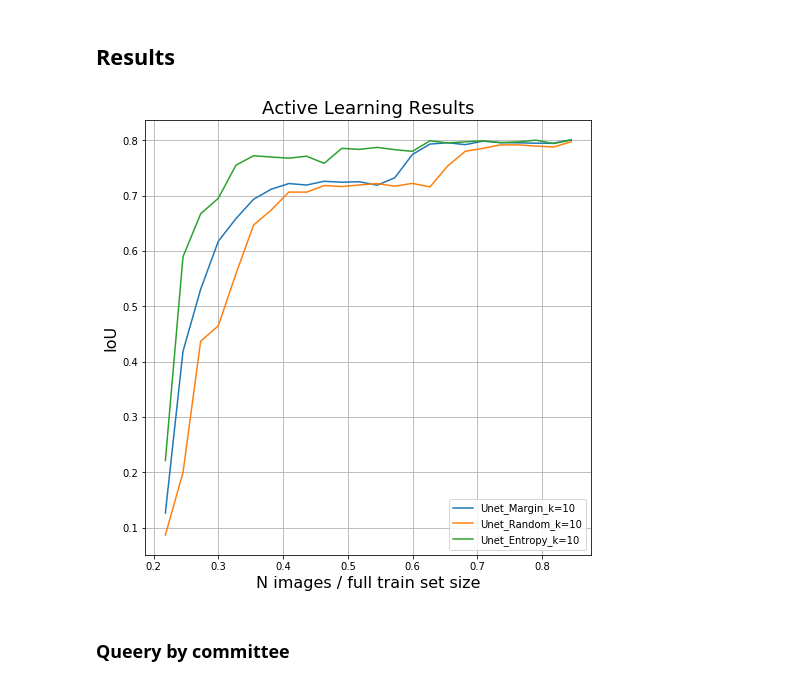
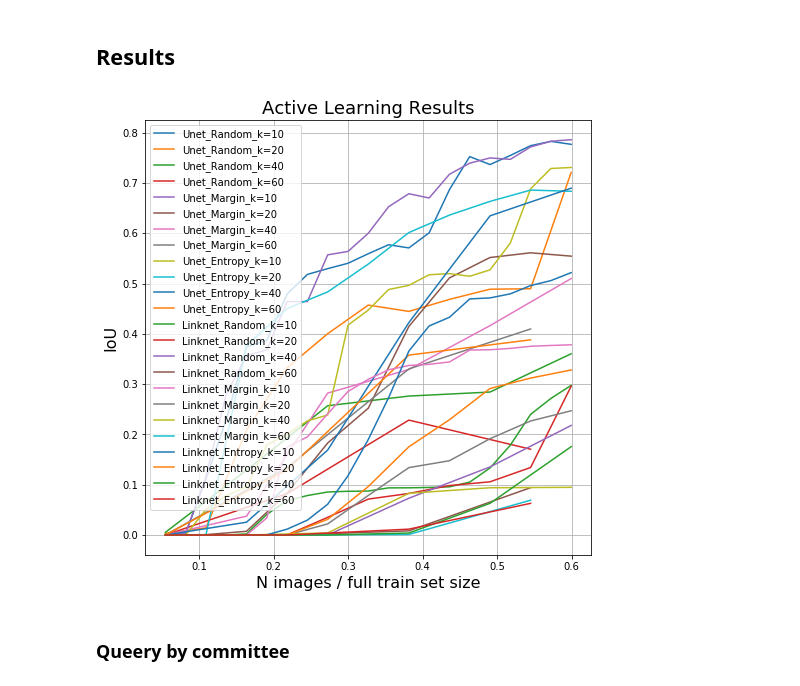
Before and after one commit to RuslanAgishev/active_learning, a Jupyter notebook: src/active_learning_semantic_segmentation.ipynb, the cells around one changed output. Cells and saved outputs as stored; diff of their text form; code cells hidden in the pictures.

```diff
--- a/src/active_learning_semantic_segmentation.ipynb
+++ b/src/active_learning_semantic_segmentation.ipynb
@@ -50,15 +53,15 @@ y_test_paths = np.array([os.path.join(y_test_dir, image_name) for image_name in
 # %% [markdown]
 #### Main AL experiment
 # %%
-def al_experiment(model_str, samples_selection_fn, k, visualize_most_uncertain=False, verbose_train=False):
+def al_experiment(model_str, samples_selection_fn, k, experiment_name, visualize_most_uncertain=False, verbose_train=False):
+
+    tb = SummaryWriter(log_dir=f'al_runs/{experiment_name}')
+
     # define model from its name
     model = model_selection_function(model_str)
     model.epochs = MODEL_TRAIN_EPOCHS
     # define samples selection function from its name
     samples_selection_fn = sample_selection_function(samples_selection_str)
-
-    IoUs = [0.]
-    N_train_samples = [0]
 
     # select k random samples from initial dataset and treat it as initially labelled data
     X = np.copy(X_train_paths)
@@ -69,6 +72,9 @@ def al_experiment(model_str, samples_selection_fn, k, visualize_most_uncertain=F
 
     X_test = np.copy(X_test_paths)
     y_test = np.copy(y_test_paths)
+
+    IoUs = [0.]
+    N_train_samples = [0]
 
     # main loop
     while len(X_train_paths_part) <= MAX_QUEERY_IMAGES:
@@ -82,6 +88,8 @@ def al_experiment(model_str, samples_selection_fn, k, visualize_most_uncertain=F
         print(f'IoU so far: {model.max_iou_score}')
         IoUs.append(model.max_iou_score)
         N_train_samples.append(len(X_train_paths_part))
+
+        tb.add_scalar('IoU vs N_train', model.max_iou_score, len(X_train_paths_part))
 
         if len(X_test) < k:
             print('\nNo more images in Unlabelled set')
@@ -117,12 +125,12 @@ def al_experiment(model_str, samples_selection_fn, k, visualize_most_uncertain=F
     print('----------------------------------------\n')
     return IoUs, N_train_samples
 # %%
-MAX_QUEERY_IMAGES = 30 # 220 # maximum number of images to train on during AL loop
+MAX_QUEERY_IMAGES = 220 # 220 # maximum number of images to train on during AL loop
 MODEL_TRAIN_EPOCHS = 1 # 5 # number of epochs to train a model during one AL cicle
 INITIAL_N_TRAIN_IMAGES = 20 # 20, initial number of accessible labelled images
-NUM_UNCERTAIN_IMAGES = [10]#, 20]#, 40, 60] # k: number of uncertain images to label at each AL cicle
-SAMPLES_SELECTIONS = ['Margin', 'Random', 'Entropy']
-MODELS = ['Unet']#, 'Linknet', 'FPN', 'PSPNet']
+NUM_UNCERTAIN_IMAGES = [10, 20, 40, 60] # k: number of uncertain images to label at each AL cicle
+SAMPLES_SELECTIONS = ['Random', 'Margin', 'Entropy']
+MODELS = ['Unet', 'Linknet']#, 'FPN', 'PSPNet']
 # %%
 name = ''
 for model in MODELS:
@@ -160,12 +168,13 @@ for model_str in MODELS:
             print('------------------------------------')
             results[model_str][samples_selection_str][str(k)] = {}
 
-            IoUs, N_train_samples = al_experiment(model_str, samples_selection_str, k, verbose_train=False)
+            NAME = f'{model_str}-{samples_selection_str}-{k}'
+            IoUs, N_train_samples = al_experiment(model_str, samples_selection_str, k, NAME, verbose_train=False)
 
             results[model_str][samples_selection_str][str(k)]['IoUs'] = IoUs
             results[model_str][samples_selection_str][str(k)]['N_train_samples'] = N_train_samples
 
-pickle_save(RESULTS_FNAME, results)
+pickle_save('results/'+RESULTS_FNAME, results)
 # %% [output]
 Model name: Unet
 ------------------------------------
@@ -222,30 +234,29 @@ saved Unet_Nsamples_30_epochs_1_N0_20_Ks_10_Margin_Random_Entropy_.pkl /home/rus
 # %% [markdown]
 ## Results
 # %%
-# results = pickle_load(RESULTS_FNAME)
-results = pickle_load('Unet_epochs_2_N0_80_Ks_10_20_Margin_Random_Entropy_.pkl')
+results = pickle_load('results/'+RESULTS_FNAME)
 
 plt.figure(figsize=(8,8))
 
 # choose model
 for model_str in MODELS:
     # choose samples selection function
     for samples_selection_str in SAMPLES_SELECTIONS:
         # choose number of samples to select for labelling from inference results
         for k in NUM_UNCERTAIN_IMAGES:
 
             ious = results[model_str][samples_selection_str][str(k)]['IoUs']
             n_train = results[model_str][samples_selection_str][str(k)]['N_train_samples']
 
             plt.plot(np.array(n_train[1:])/len(X_train_paths), ious[1:], label=model_str+'_'+samples_selection_str+'_k='+str(k))
 
 plt.grid()
 plt.title('Active Learning Results', fontsize=18)
 plt.xlabel('N images / full train set size', fontsize=16)
 plt.ylabel('IoU', fontsize=16)
 plt.legend();
 # %% [output]
-[figure, old version]
+[figure, new version]
 # %% [markdown]
 ### Queery by committee
 # %%
```
Also changed, not shown: parts of 4 cells of this notebook, 3 other files.
